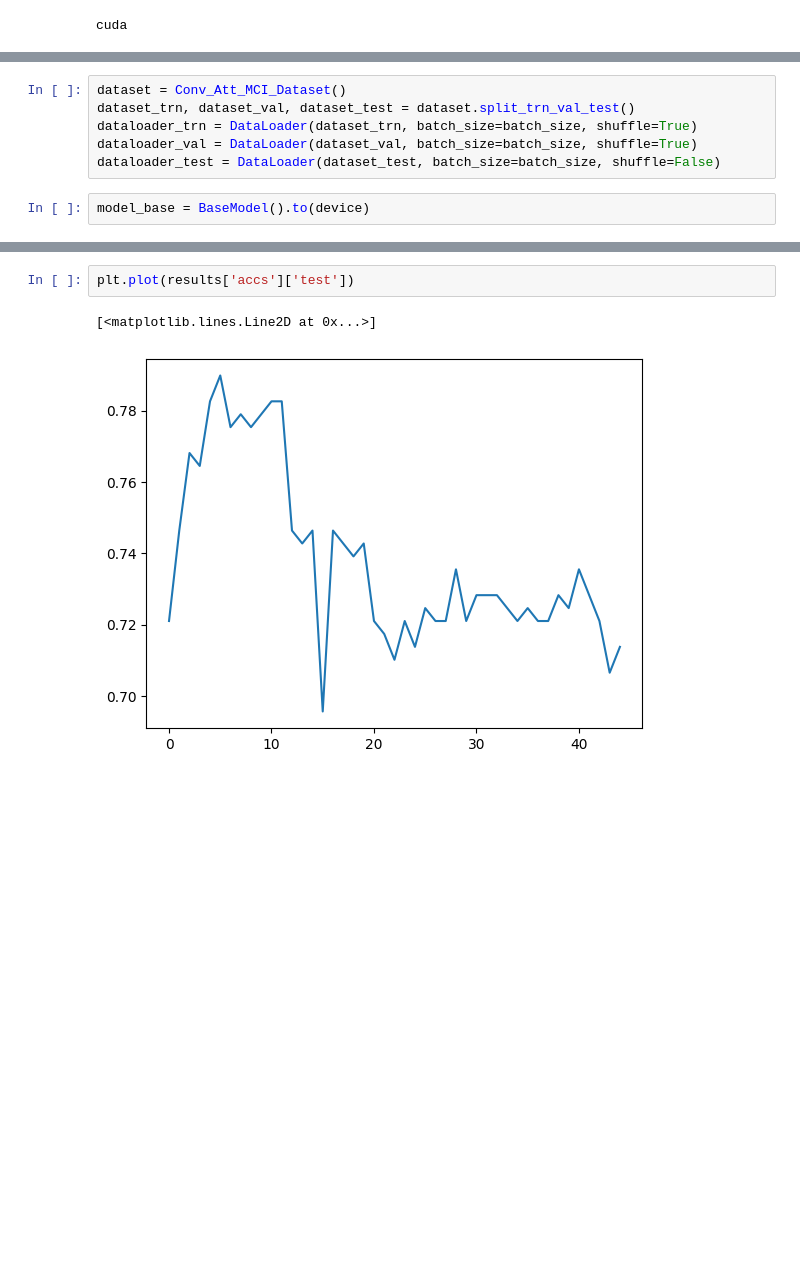
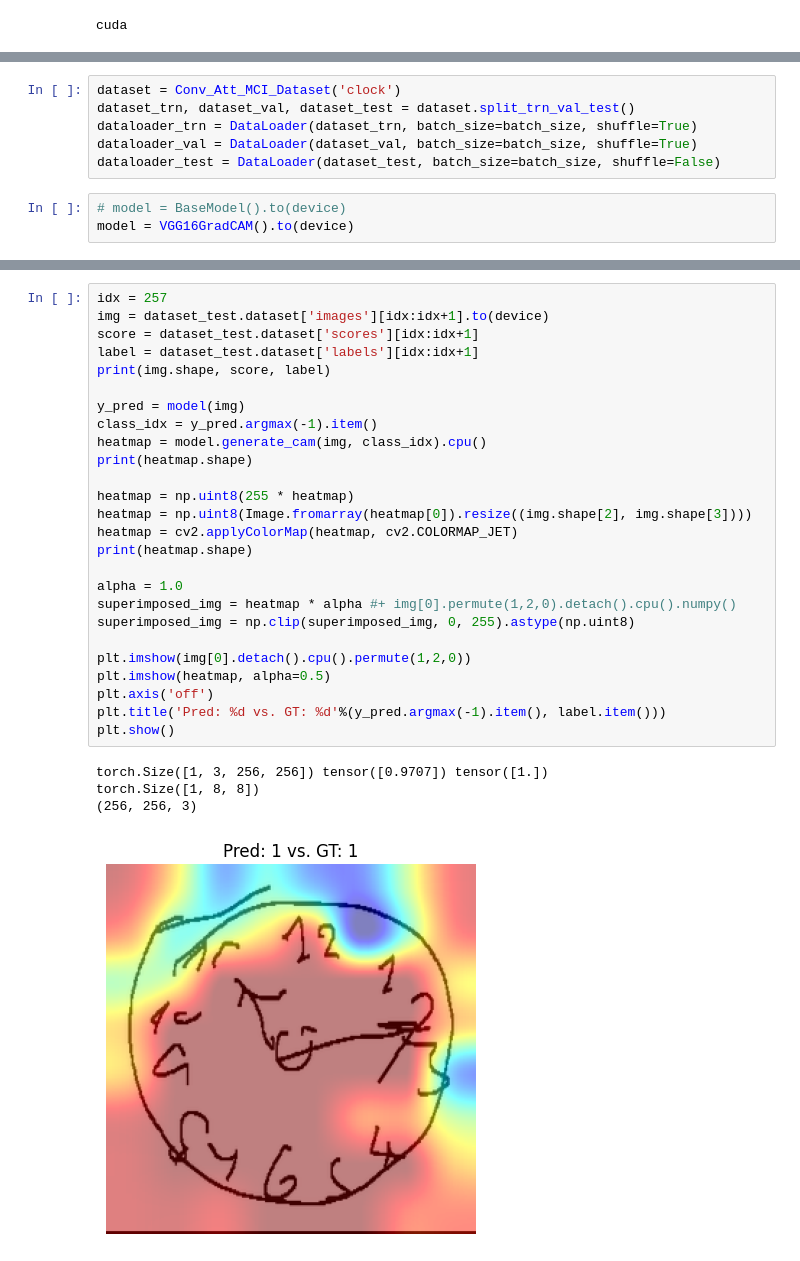
Before and after one commit to aithlab/Conv-Att-MCI, a Jupyter notebook: main.ipynb, the cells around one changed output, grey strips where cells are left out. Saved outputs shown, nothing was run; the diff lists cells and outputs as text; blank space fills up the shorter version.

Commit message:
VGG16 with Grad-CAM

```diff
--- a/main.ipynb
+++ b/main.ipynb
@@ -34,9 +40,10 @@ eps = 1e-7
 # %%
-dataset = Conv_Att_MCI_Dataset()
+dataset = Conv_Att_MCI_Dataset('clock')
 dataset_trn, dataset_val, dataset_test = dataset.split_trn_val_test()
 dataloader_trn = DataLoader(dataset_trn, batch_size=batch_size, shuffle=True)
 dataloader_val = DataLoader(dataset_val, batch_size=batch_size, shuffle=True)
 dataloader_test = DataLoader(dataset_test, batch_size=batch_size, shuffle=False)
 # %%
-model_base = BaseModel().to(device)
+# model = BaseModel().to(device)
+model = VGG16GradCAM().to(device)
 # %%
@@ -134,6 +150,32 @@ for epoch in range(n_epochs):
 KeyboardInterrupt:
-# %%
-plt.plot(results['accs']['test'])
-# %% [output]
-[<matplotlib.lines.Line2D at 0x...>]
-[figure, removed]
+# %%
+idx = 257
+img = dataset_test.dataset['images'][idx:idx+1].to(device)
+score = dataset_test.dataset['scores'][idx:idx+1]
+label = dataset_test.dataset['labels'][idx:idx+1]
+print(img.shape, score, label)
+
+y_pred = model(img)
+class_idx = y_pred.argmax(-1).item()
+heatmap = model.generate_cam(img, class_idx).cpu()
+print(heatmap.shape)
+
+heatmap = np.uint8(255 * heatmap)
+heatmap = np.uint8(Image.fromarray(heatmap[0]).resize((img.shape[2], img.shape[3])))
+heatmap = cv2.applyColorMap(heatmap, cv2.COLORMAP_JET)
+print(heatmap.shape)
+
+alpha = 1.0
+superimposed_img = heatmap * alpha #+ img[0].permute(1,2,0).detach().cpu().numpy()
+superimposed_img = np.clip(superimposed_img, 0, 255).astype(np.uint8)
+
+plt.imshow(img[0].detach().cpu().permute(1,2,0))
+plt.imshow(heatmap, alpha=0.5)
+plt.axis('off')
+plt.title('Pred: %d vs. GT: %d'%(y_pred.argmax(-1).item(), label.item()))
+plt.show()
+# %% [output]
+torch.Size([1, 3, 256, 256]) tensor([0.9707]) tensor([1.])
+torch.Size([1, 8, 8])
+(256, 256, 3)
+[figure, added]
```
Also changed, not shown: parts of 4 cells of this notebook, 2 other files.
